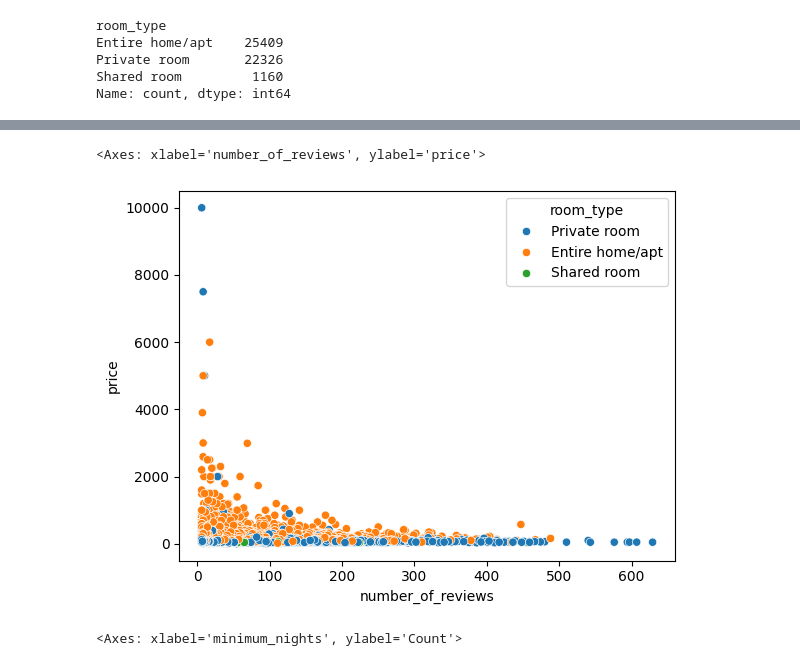
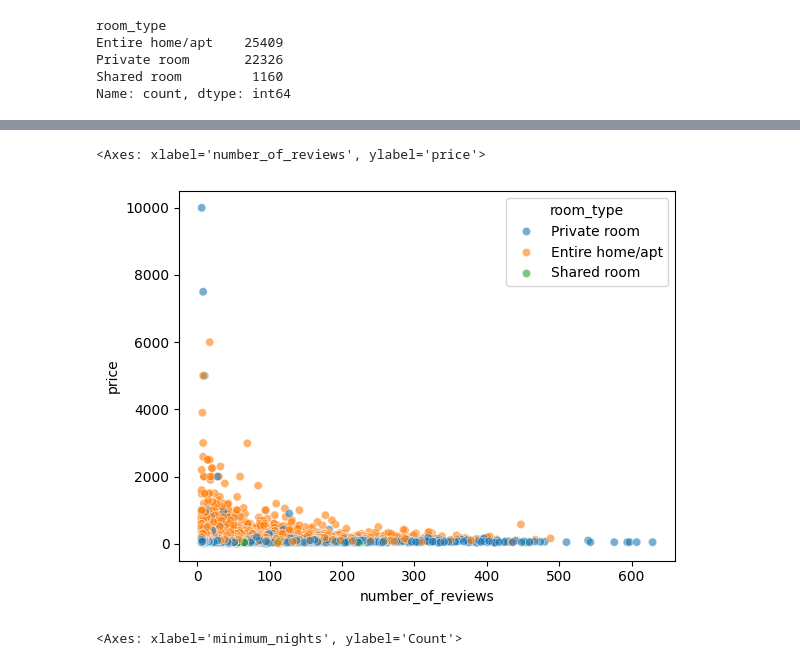
Before and after one commit to utkuseyithanoglu/utku_data-analyst, a Jupyter notebook: src/explore.ipynb, the cells around one changed output, grey strips where cells are left out. Cells and saved outputs as stored; diff of their text form; code cells hidden in the pictures.

```diff
--- a/src/explore.ipynb
+++ b/src/explore.ipynb
@@ -110,10 +126,10 @@ main_df.groupby(['room_type','neighbourhood_group'])['price'].describe().round()
 |  | Queens | 198.0 | 69.0 | 171.0 | 11.0 | 30.0 | 37.0 | 54.0 | 1800.0 |
 |  | Staten Island | 9.0 | 57.0 | 45.0 | 13.0 | 29.0 | 30.0 | 75.0 | 150.0 |
 # %%
-sns.scatterplot(data=main_df[main_df["number_of_reviews"] >5],x="number_of_reviews",y="price",hue="room_type")
+sns.scatterplot(data=main_df[main_df["number_of_reviews"] >5],x="number_of_reviews",y="price",hue="room_type",alpha=0.6)
 # %% [output]
 <Axes: xlabel='number_of_reviews', ylabel='price'>
-[figure, old version]
+[figure, new version]
 # %%
 sns.histplot(data=main_df[main_df['minimum_nights']<50],x='minimum_nights',kde=True)
 # %% [output]
```
Also changed, not shown: parts of 29 cells of this notebook.
